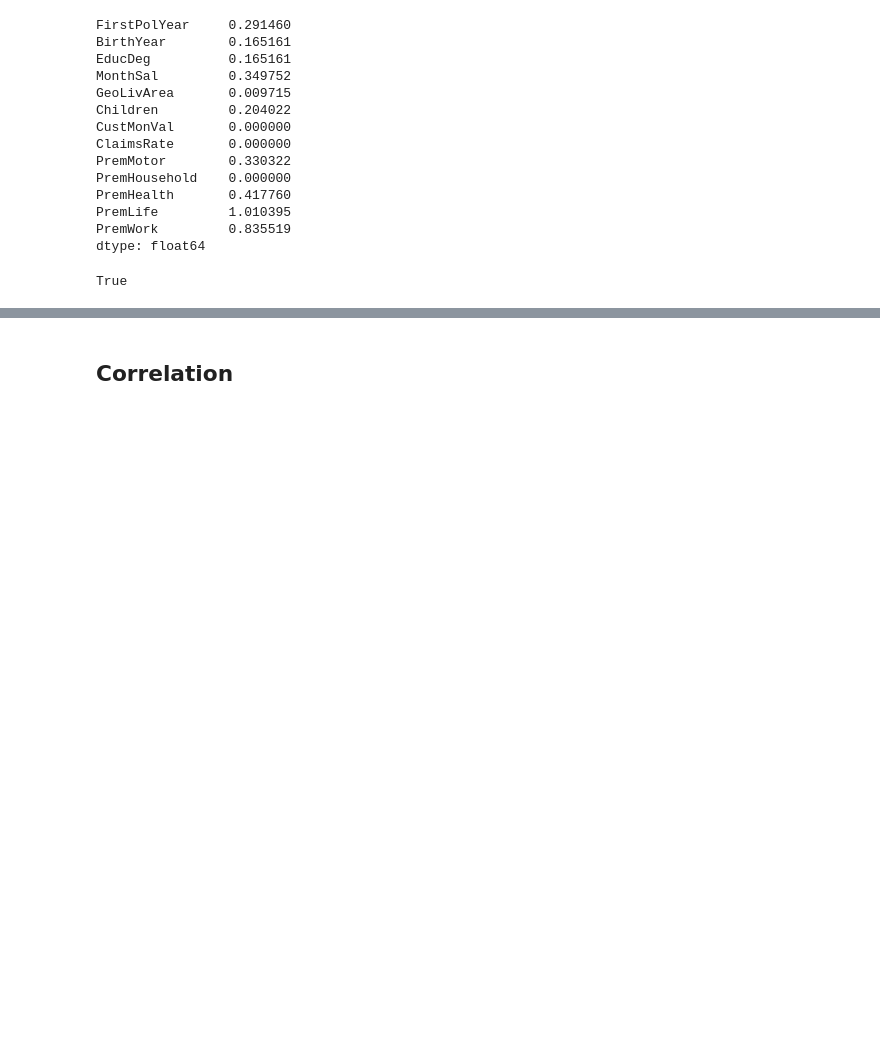
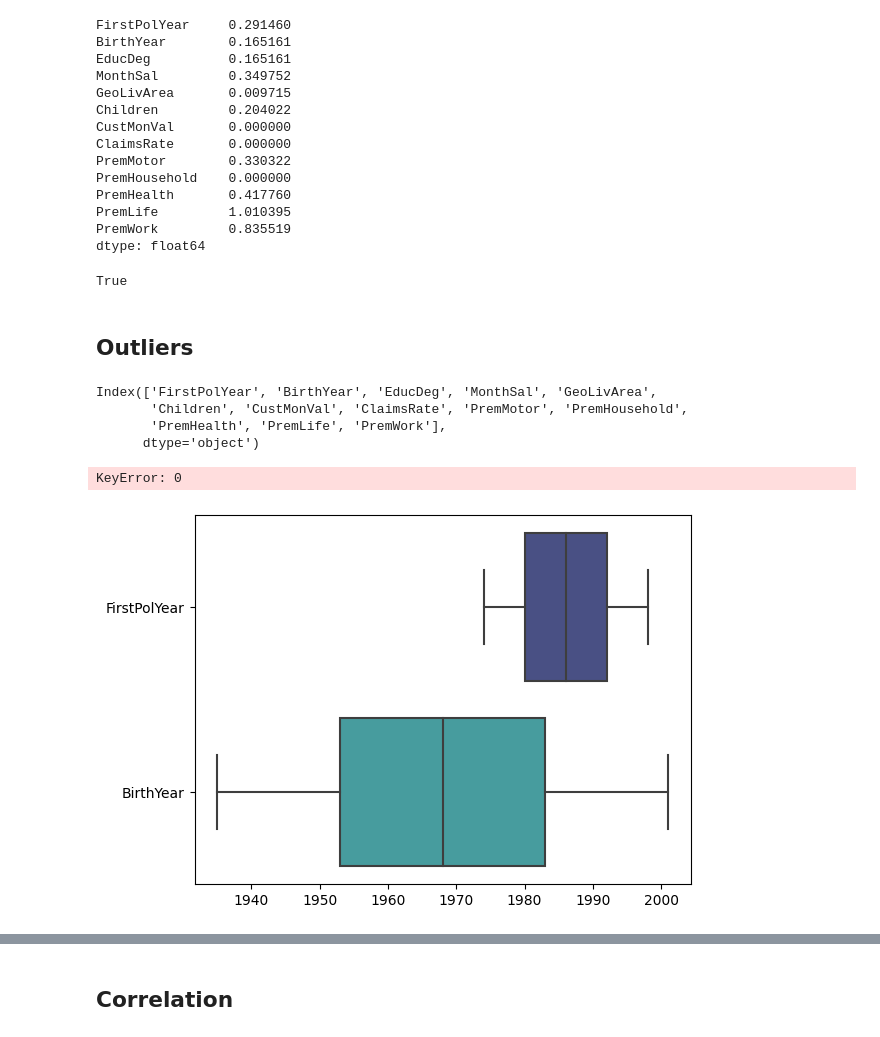
Before and after one commit to joicepreuss/DataMiningHMW--A2ZInsurance, a Jupyter notebook: A2ZInsurance.ipynb, the cells around one changed output, grey strips where cells are left out. Drawn from its saved outputs; the diff is of its cells as text; code cells hidden in the pictures; blank space fills up the shorter version.

```diff
--- a/A2ZInsurance.ipynb
+++ b/A2ZInsurance.ipynb
@@ -149,3 +149,35 @@ dtype: float64
 df.isnull().any().any()
 # %% [output]
 True
+# %% [markdown]
+## Outliers
+# %%
+df.columns
+# %% [output]
+Index(['FirstPolYear', 'BirthYear', 'EducDeg', 'MonthSal', 'GeoLivArea',
+       'Children', 'CustMonVal', 'ClaimsRate', 'PremMotor', 'PremHousehold',
+       'PremHealth', 'PremLife', 'PremWork'],
+      dtype='object')
+# %%
+df = df[df['BirthYear'] != 1028]
+df = df[df['FirstPolYear'] != 53784] #Removes the outlier value
+# %%
+f, (ax_box, ax_hist) = plt.subplots(2, sharex=True, gridspec_kw={"height_ratios": (.15, .85)})
+
+# assigning a graph to each ax
+sns.boxplot(data=df['FirstPolYear'], ax=ax_box)
+sns.histplot(data=df['FirstPolYear'], x="FirstPolYear", ax=ax_hist)
+
+# Remove x axis name for the boxplot
+ax_box.set(xlabel='')
+plt.show()
+# %% [output]
+KeyError: 0
+# %%
+#df[['FirstPolYear', 'BirthYear']].plot.box().figure
+sns.boxplot(data=df[['FirstPolYear', 'BirthYear']],
+orient="h",
+palette="mako")
+plt.show()
+# %% [output]
+[figure, added]
```
Also changed, not shown: parts of 10 cells of this notebook.
